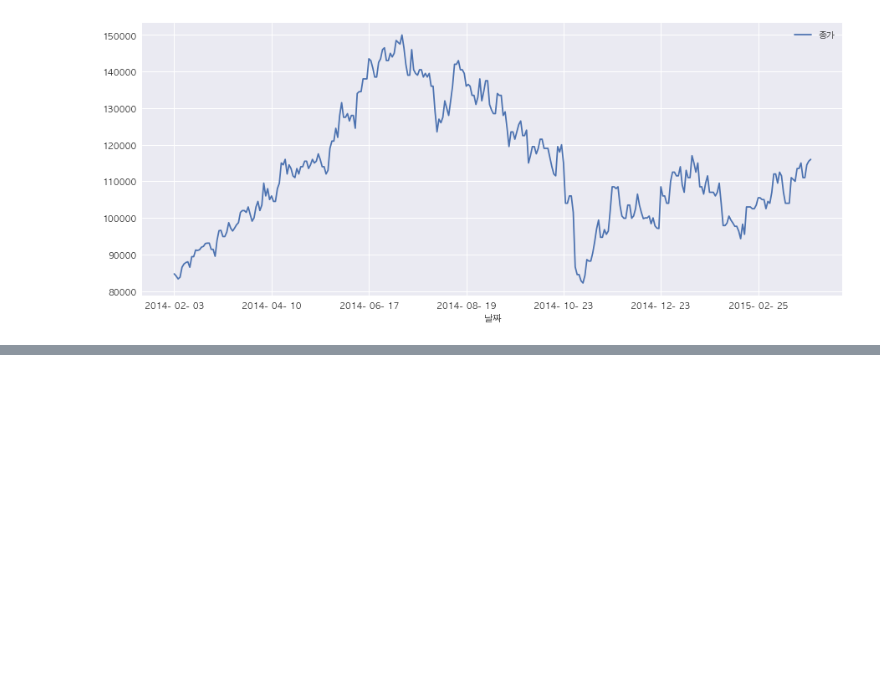
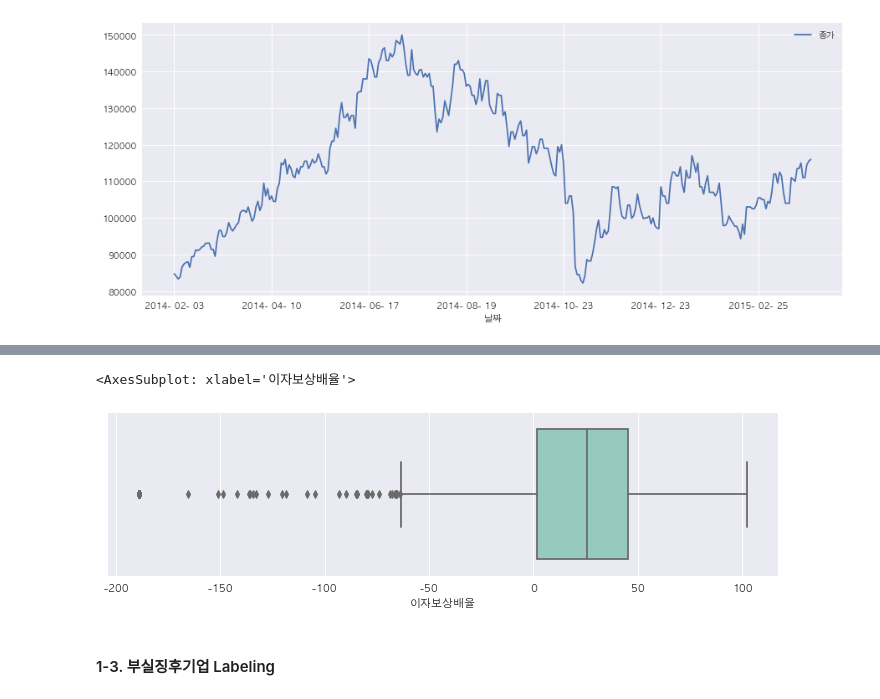
Before and after one commit to Jyassmin/UBION-PROJECT2, a Jupyter notebook: 1.preprocessing.ipynb, the cells around one changed output, grey strips where cells are left out. Cells and saved outputs as stored; diff of their text form; code cells hidden in the pictures; blank space fills up the shorter version.

```diff
--- a/1.preprocessing.ipynb
+++ b/1.preprocessing.ipynb
@@ -184,0 +312,13 @@ len(df[df["이자보상배율(이자비용)"]<1]["회사명"].unique())
+# %%
+# 이상치 확인
+import seaborn as sns
+target = "이자보상배율"
+
+plt.figure(figsize=(12,3))
+sns.boxplot(x=target, data=df_이자보상배율, palette="Set3")
+# sns.swarmplot(data=df_이자보상배율, x=target)
+# %% [output]
+<AxesSubplot: xlabel='이자보상배율'>
+[figure, added]
+# %% [markdown]
+#### 1-3. 부실징후기업 Labeling
```
Also changed, not shown: parts of 32 cells of this notebook, 8 other files.
